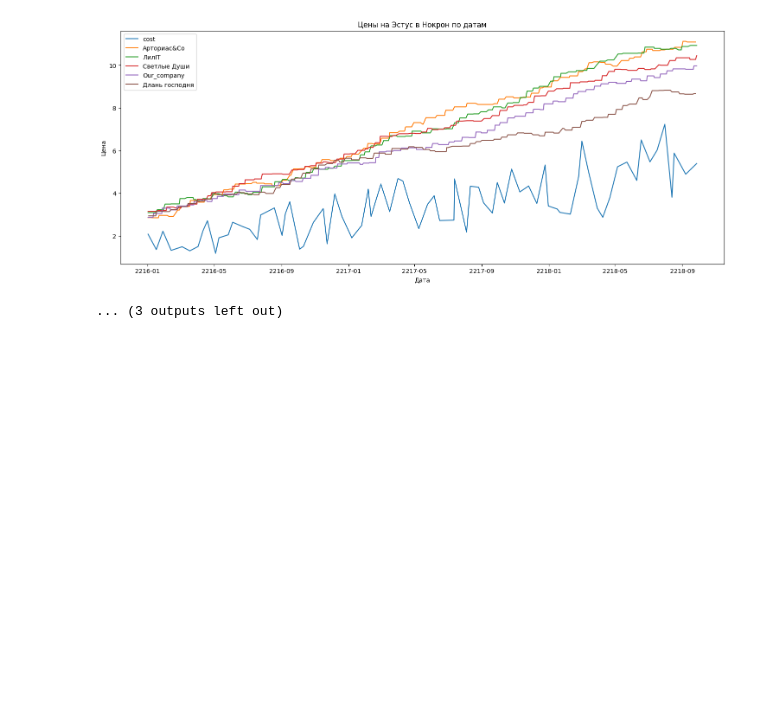
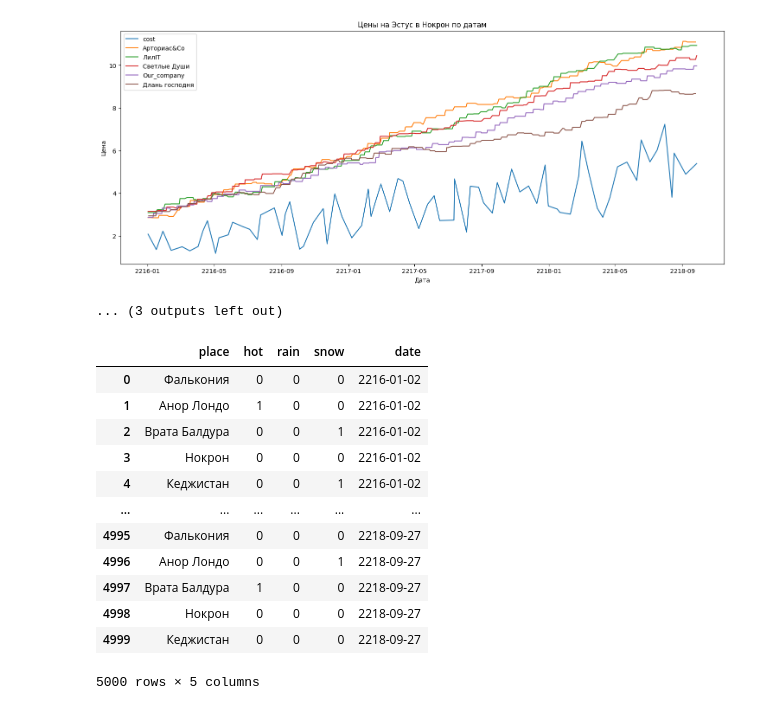
Before and after one commit to N3uralKi11ers/gpn_hack, a Jupyter notebook: model/main2.ipynb, the cells around one changed output. Saved outputs shown, nothing was run; the diff lists cells and outputs as text; code cells hidden in the pictures; blank space fills up the shorter version.

```diff
--- a/model/main2.ipynb
+++ b/model/main2.ipynb
@@ -134,3 +134,19 @@ for place in places:
 [figure]
 [figure]
 ... (3 outputs left out)
+# %%
+weather
+# %% [output]
+|  | place | hot | rain | snow | date |
+| 0 | Фалькония | 0 | 0 | 0 | 2216-01-02 |
+| 1 | Анор Лондо | 1 | 0 | 0 | 2216-01-02 |
+| 2 | Врата Балдура | 0 | 0 | 1 | 2216-01-02 |
+| 3 | Нокрон | 0 | 0 | 0 | 2216-01-02 |
+| 4 | Кеджистан | 0 | 0 | 1 | 2216-01-02 |
+| ... | ... | ... | ... | ... | ... |
+| 4995 | Фалькония | 0 | 0 | 0 | 2218-09-27 |
+| 4996 | Анор Лондо | 0 | 0 | 1 | 2218-09-27 |
+| 4997 | Врата Балдура | 1 | 0 | 0 | 2218-09-27 |
+| 4998 | Нокрон | 0 | 0 | 0 | 2218-09-27 |
+| 4999 | Кеджистан | 0 | 0 | 0 | 2218-09-27 |
+5000 rows × 5 columns
```
Also changed, not shown: parts of 15 cells of this notebook, 2 other files.
